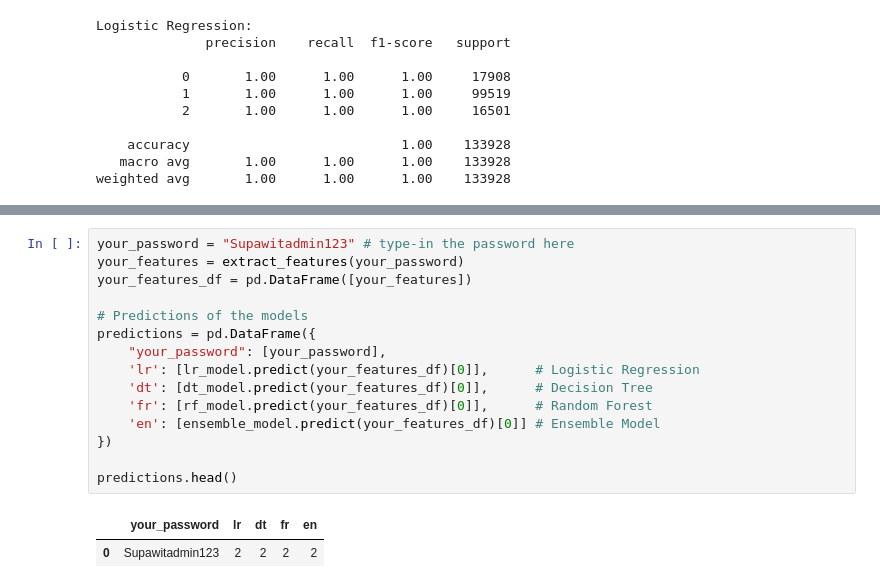
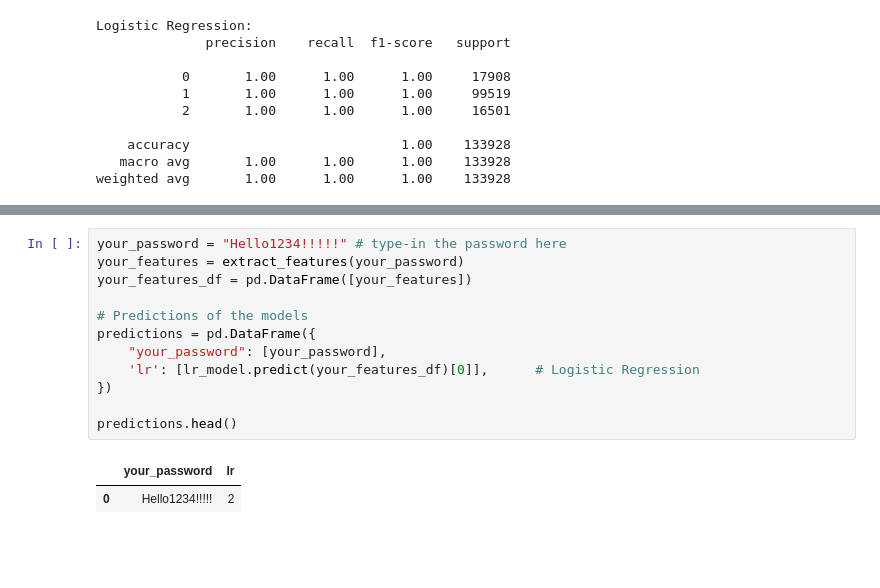
Before and after one commit to SupawitSaelim/WebCiscoConfig, a Jupyter notebook: documents/NLP_New_Accuracy1/password_Strength_acc1.ipynb, the cells around one changed output, grey strips where cells are left out. Drawn from its saved outputs; the diff is of its cells as text; blank space fills up the shorter version.

```diff
--- a/documents/NLP_New_Accuracy1/password_Strength_acc1.ipynb
+++ b/documents/NLP_New_Accuracy1/password_Strength_acc1.ipynb
@@ -212,18 +142,15 @@ plt.show()
 # %%
-your_password = "Supawitadmin123" # type-in the password here
+your_password = "Hello1234!!!!!" # type-in the password here
 your_features = extract_features(your_password)
 your_features_df = pd.DataFrame([your_features])
 
 # Predictions of the models
 predictions = pd.DataFrame({
     "your_password": [your_password],
     'lr': [lr_model.predict(your_features_df)[0]],      # Logistic Regression
-    'dt': [dt_model.predict(your_features_df)[0]],      # Decision Tree
-    'fr': [rf_model.predict(your_features_df)[0]],      # Random Forest
-    'en': [ensemble_model.predict(your_features_df)[0]] # Ensemble Model
 })
 
 predictions.head()
 # %% [output]
-|  | your_password | lr | dt | fr | en |
-| 0 | Supawitadmin123 | 2 | 2 | 2 | 2 |
+|  | your_password | lr |
+| 0 | Hello1234!!!!! | 2 |
```
Also changed, not shown: parts of 10 cells of this notebook, 2 other files.
